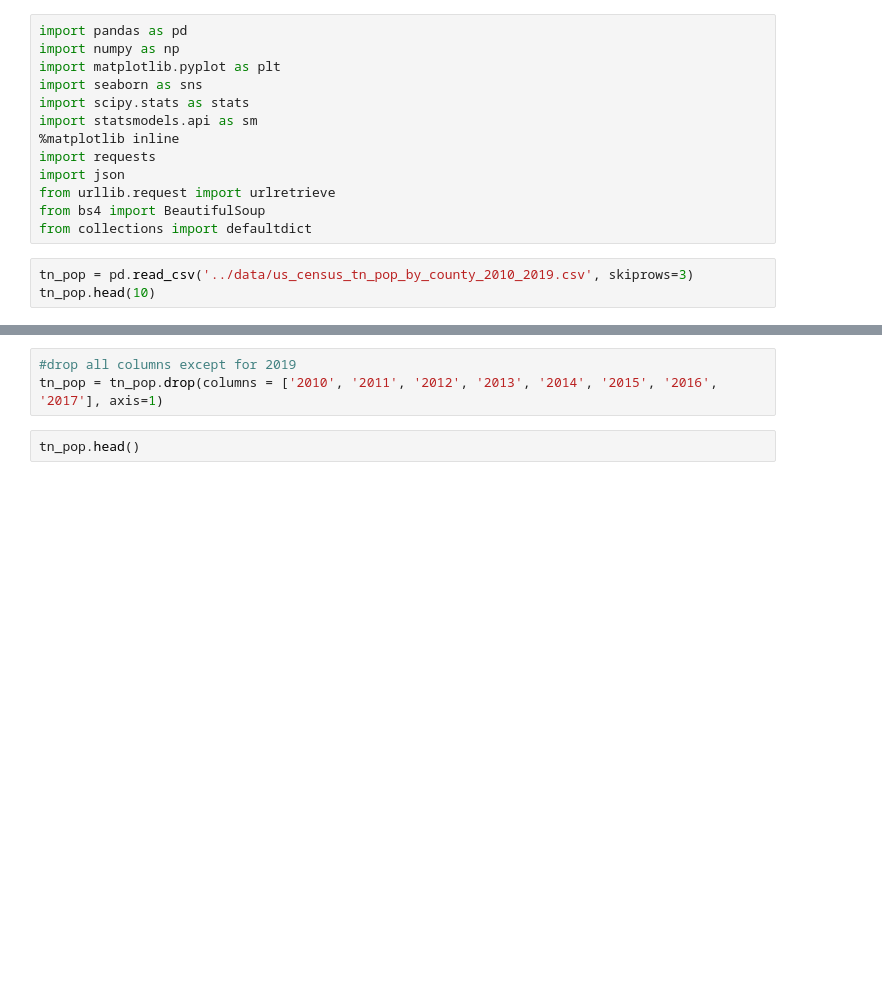
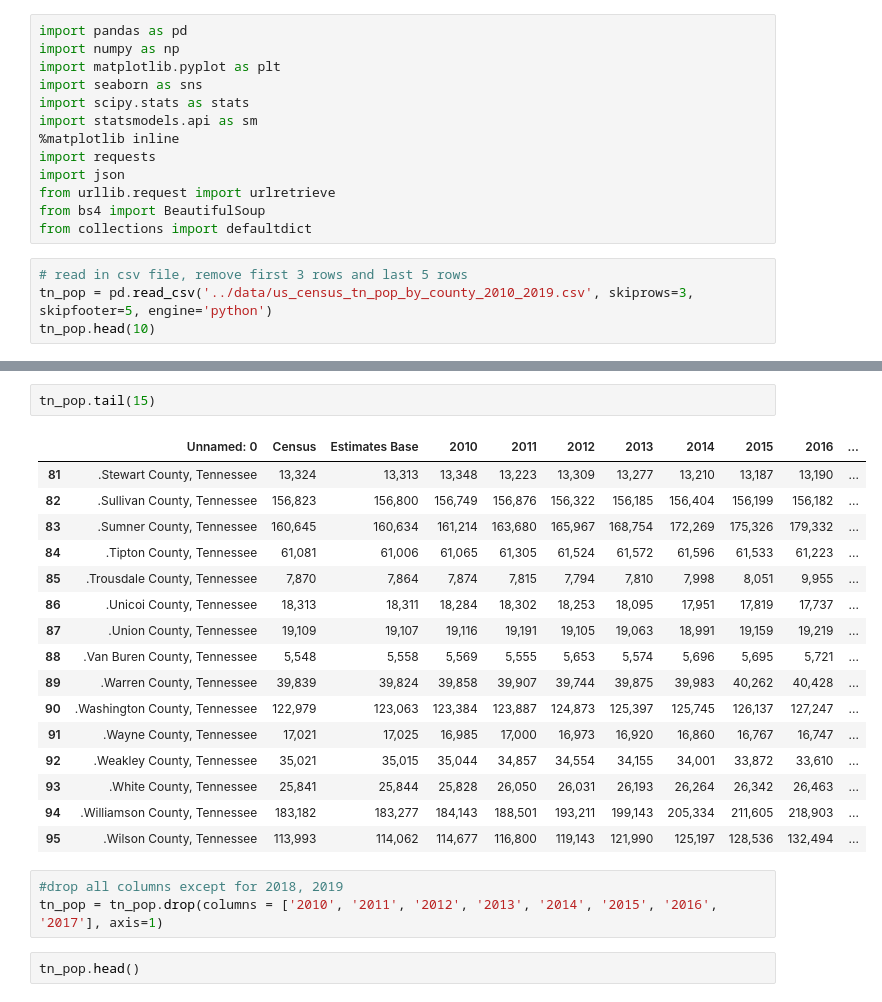
Before and after one commit to ocnrandolph/TNEG_Earthquakes, a Jupyter notebook: notebooks/tn_population_patti.ipynb, the cells around one changed output, grey strips where cells are left out. Drawn from its saved outputs; the diff is of its cells as text; blank space fills up the shorter version.

```diff
--- a/notebooks/tn_population_patti.ipynb
+++ b/notebooks/tn_population_patti.ipynb
@@ -12,7 +12,8 @@ from urllib.request import urlretrieve
 from bs4 import BeautifulSoup
 from collections import defaultdict
 # %%
-tn_pop = pd.read_csv('../data/us_census_tn_pop_by_county_2010_2019.csv', skiprows=3)
+# read in csv file, remove first 3 rows and last 5 rows
+tn_pop = pd.read_csv('../data/us_census_tn_pop_by_county_2010_2019.csv', skiprows=3, skipfooter=5, engine='python')
 tn_pop.head(10)
 # %% [output]
 |  | Unnamed: 0 | Census | Estimates Base | 2010 | 2011 | 2012 | 2013 | 2014 | 2015 | 2016 | ... |
@@ -26,8 +27,27 @@ tn_pop.head(10)
 | 7 | .Campbell County, Tennessee | 40,716 | 40,723 | 40,735 | 40,688 | 40,532 | 40,247 | 39,893 | 39,772 | 39,784 | ... |
 | 8 | .Cannon County, Tennessee | 13,801 | 13,813 | 13,797 | 13,724 | 13,789 | 13,700 | 13,572 | 13,740 | 13,876 | ... |
 | 9 | .Carroll County, Tennessee | 28,522 | 28,486 | 28,454 | 28,547 | 28,667 | 28,606 | 28,411 | 27,982 | 27,901 | ... |
+# %%
+tn_pop.tail(15)
+# %% [output]
+|  | Unnamed: 0 | Census | Estimates Base | 2010 | 2011 | 2012 | 2013 | 2014 | 2015 | 2016 | ... |
+| 81 | .Stewart County, Tennessee | 13,324 | 13,313 | 13,348 | 13,223 | 13,309 | 13,277 | 13,210 | 13,187 | 13,190 | ... |
+| 82 | .Sullivan County, Tennessee | 156,823 | 156,800 | 156,749 | 156,876 | 156,322 | 156,185 | 156,404 | 156,199 | 156,182 | ... |
+| 83 | .Sumner County, Tennessee | 160,645 | 160,634 | 161,214 | 163,680 | 165,967 | 168,754 | 172,269 | 175,326 | 179,332 | ... |
+| 84 | .Tipton County, Tennessee | 61,081 | 61,006 | 61,065 | 61,305 | 61,524 | 61,572 | 61,596 | 61,533 | 61,223 | ... |
+| 85 | .Trousdale County, Tennessee | 7,870 | 7,864 | 7,874 | 7,815 | 7,794 | 7,810 | 7,998 | 8,051 | 9,955 | ... |
+| 86 | .Unicoi County, Tennessee | 18,313 | 18,311 | 18,284 | 18,302 | 18,253 | 18,095 | 17,951 | 17,819 | 17,737 | ... |
+| 87 | .Union County, Tennessee | 19,109 | 19,107 | 19,116 | 19,191 | 19,105 | 19,063 | 18,991 | 19,159 | 19,219 | ... |
+| 88 | .Van Buren County, Tennessee | 5,548 | 5,558 | 5,569 | 5,555 | 5,653 | 5,574 | 5,696 | 5,695 | 5,721 | ... |
+| 89 | .Warren County, Tennessee | 39,839 | 39,824 | 39,858 | 39,907 | 39,744 | 39,875 | 39,983 | 40,262 | 40,428 | ... |
+| 90 | .Washington County, Tennessee | 122,979 | 123,063 | 123,384 | 123,887 | 124,873 | 125,397 | 125,745 | 126,137 | 127,247 | ... |
+| 91 | .Wayne County, Tennessee | 17,021 | 17,025 | 16,985 | 17,000 | 16,973 | 16,920 | 16,860 | 16,767 | 16,747 | ... |
+| 92 | .Weakley County, Tennessee | 35,021 | 35,015 | 35,044 | 34,857 | 34,554 | 34,155 | 34,001 | 33,872 | 33,610 | ... |
+| 93 | .White County, Tennessee | 25,841 | 25,844 | 25,828 | 26,050 | 26,031 | 26,193 | 26,264 | 26,342 | 26,463 | ... |
+| 94 | .Williamson County, Tennessee | 183,182 | 183,277 | 184,143 | 188,501 | 193,211 | 199,143 | 205,334 | 211,605 | 218,903 | ... |
+| 95 | .Wilson County, Tennessee | 113,993 | 114,062 | 114,677 | 116,800 | 119,143 | 121,990 | 125,197 | 128,536 | 132,494 | ... |
 # %%
-#drop all columns except for 2019
+#drop all columns except for 2018, 2019
 tn_pop = tn_pop.drop(columns = ['2010', '2011', '2012', '2013', '2014', '2015', '2016', '2017'], axis=1)
 # %%
 tn_pop.head()
```
Also changed, not shown: parts of 7 cells of this notebook.
